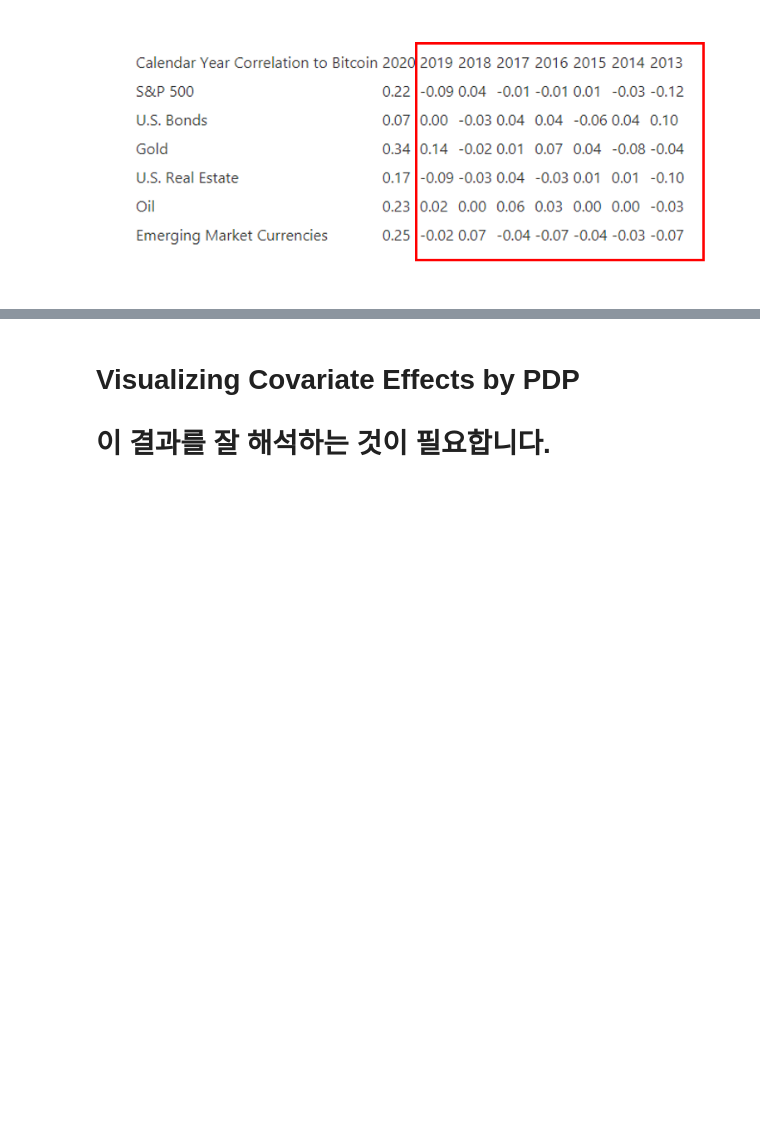
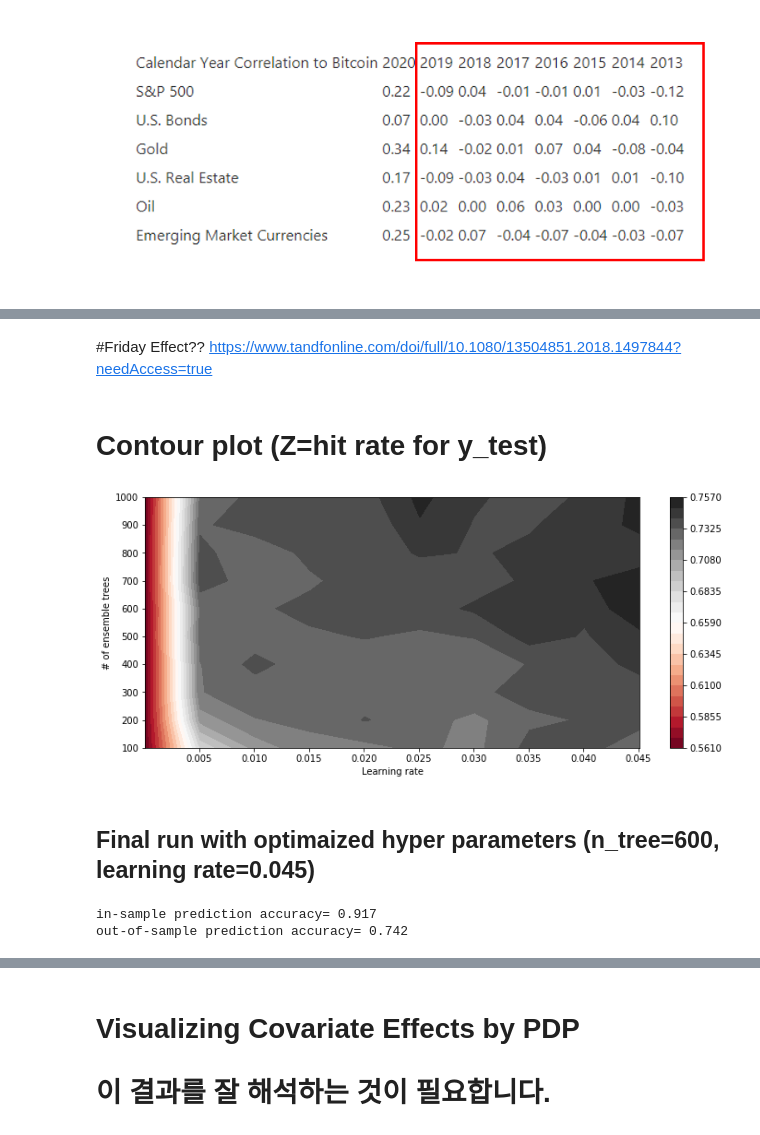
Before and after one commit to hongjai-rhee/public, a Jupyter notebook: BITCOIN_NEW.ipynb, the cells around one changed output, grey strips where cells are left out. Saved outputs shown, nothing was run; the diff lists cells and outputs as text; code cells hidden in the pictures; blank space fills up the shorter version.

```diff
--- a/BITCOIN_NEW.ipynb
+++ b/BITCOIN_NEW.ipynb
@@ -354,0 +448,3 @@ plt.show()
+# %% [markdown]
+#Friday Effect??
+https://www.tandfonline.com/doi/full/10.1080/13504851.2018.1497844?needAccess=true
@@ -354,0 +467,34 @@ plt.show()
+# %% [markdown]
+# Contour plot (Z=hit rate for y_test)
+# %%
+plt.figure(figsize=(12, 5))
+cp = plt.contourf(YY, XX, Z, cmap='RdGy',  color='black',
+                 levels = np.linspace(np.min(Z), np.max(Z), 25) )
+font = {'family' : 'normal', 'weight' : 'bold', 'size'   : 12}
+
+plt.colorbar(cp)
+plt.xlabel('Learning rate')
+plt.ylabel('# of ensemble trees')
+#plt.savefig('1727.svg')
+plt.show()
+# %% [output]
+[figure, added]
+# %% [markdown]
+## Final run with optimaized hyper parameters (n_tree=600, learning rate=0.045)
+# %%
+seed=1851
+xNames = np.array(list(X_train))
+
+params = {'n_estimators': 600,
+          'learning_rate': 0.045}
+
+m = ensemble.GradientBoostingClassifier(**params,random_state=seed)
+m.fit(X_train, y_train)
+acc1=round(m.score(X_test, y_test),3)
+acc2=round(m.score(X_train, y_train),3)
+
+print('in-sample prediction accuracy=', acc2)
+print('out-of-sample prediction accuracy=', acc1)
+# %% [output]
+in-sample prediction accuracy= 0.917
+out-of-sample prediction accuracy= 0.742
```
Also changed, not shown: parts of 12 cells of this notebook.
